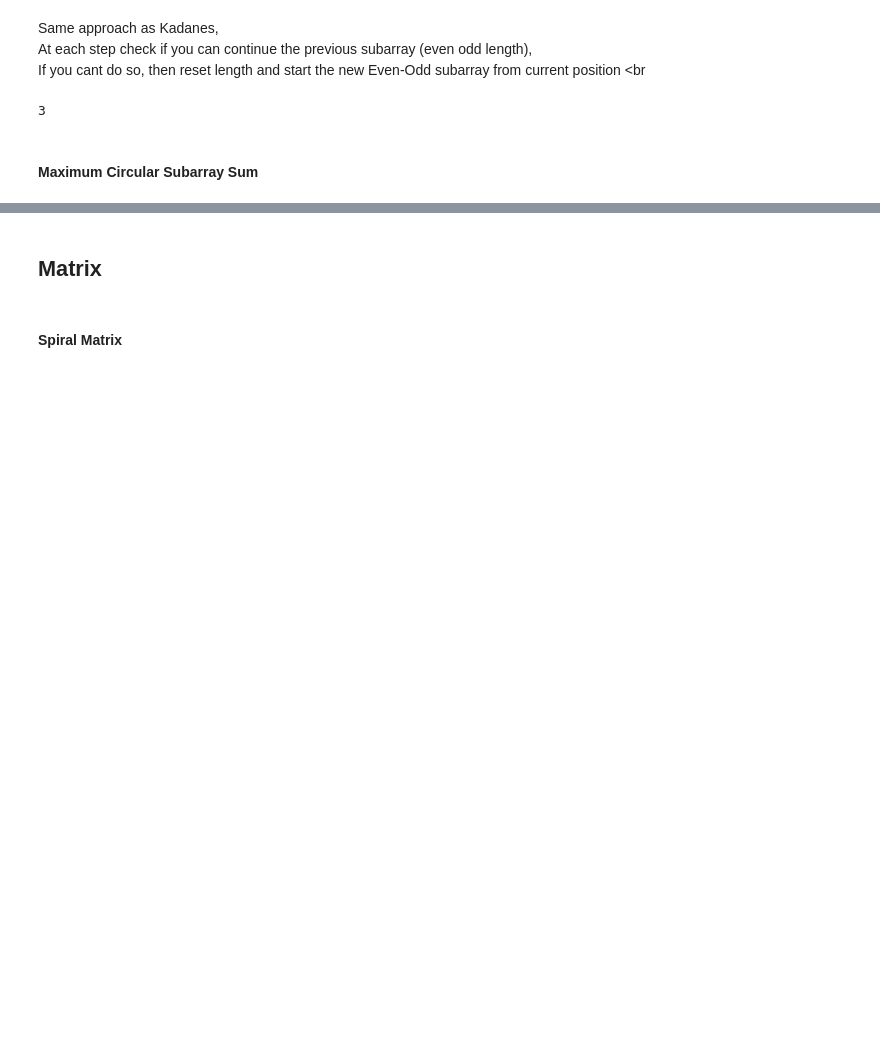
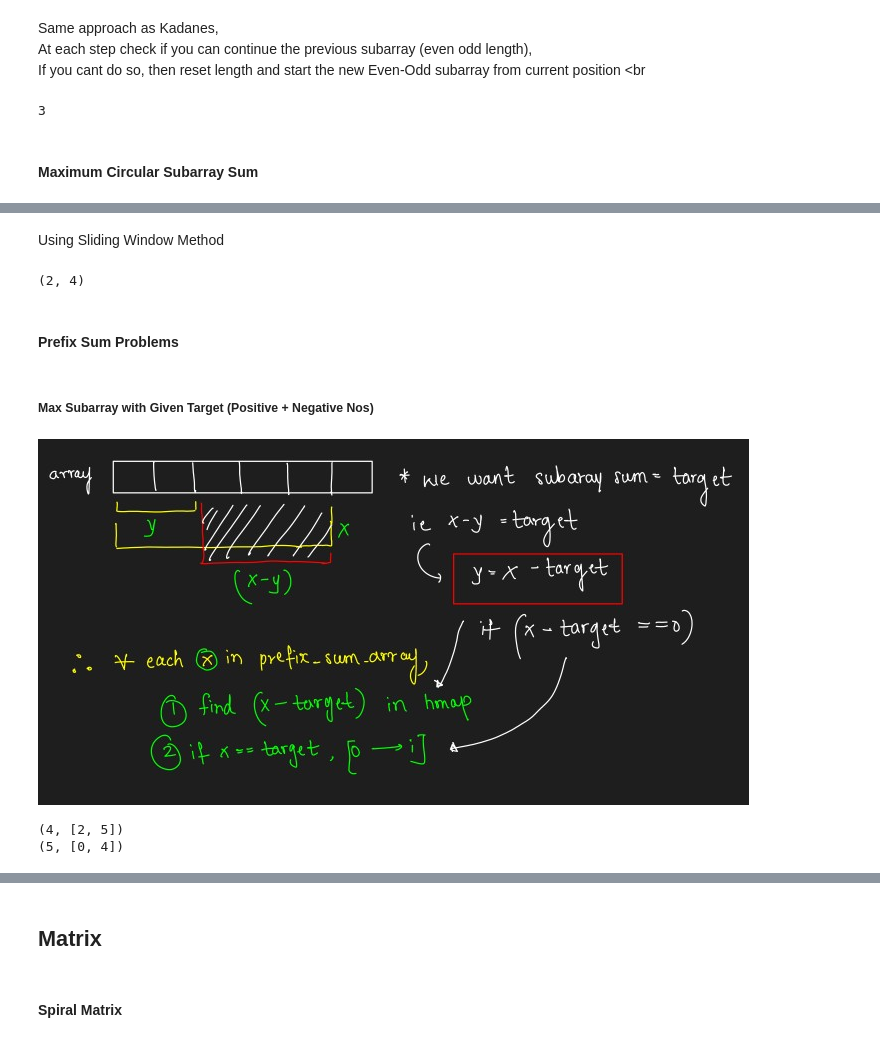
Before and after one commit to AshishSalaskar1/DS_Algo_Playground, a Jupyter notebook: Track/GFG_DSA.ipynb, the cells around one changed output, grey strips where cells are left out. Cells and saved outputs as stored; diff of their text form; code cells hidden in the pictures; blank space fills up the shorter version.

```diff
--- a/Track/GFG_DSA.ipynb
+++ b/Track/GFG_DSA.ipynb
@@ -64,0 +316,2 @@ Max = MAX(Max of normal array, max of circular subarray)<br>
+# %% [markdown]
+Using Sliding Window Method
@@ -64,0 +336,15 @@ Max = MAX(Max of normal array, max of circular subarray)<br>
+# %%
+arr = [1,4,20,3,10,5]
+target = 33 # [20,3,10]
+
+target_subarray_sum(arr, target)
+# %% [output]
+(2, 4)
+# %% [markdown]
+#### Prefix Sum Problems
+# %% [markdown]
+##### Max Subarray with Given Target (Positive + Negative Nos)
+# %%
+display(Image(filename='src/max_len_subarray_sum.jpg'))
+# %% [output]
+[figure, added]
@@ -64,0 +375,9 @@ Max = MAX(Max of normal array, max of circular subarray)<br>
+# %%
+arr = [5,6,-5,5,3,5,3,-2,0]
+print(longest_subarray_target(arr, 8))
+
+arr = [5,5,-5,-5,2]
+print(longest_subarray_target(arr, 2))
+# %% [output]
+(4, [2, 5])
+(5, [0, 4])
```
Also changed, not shown: parts of 49 cells of this notebook, 4 other files.
